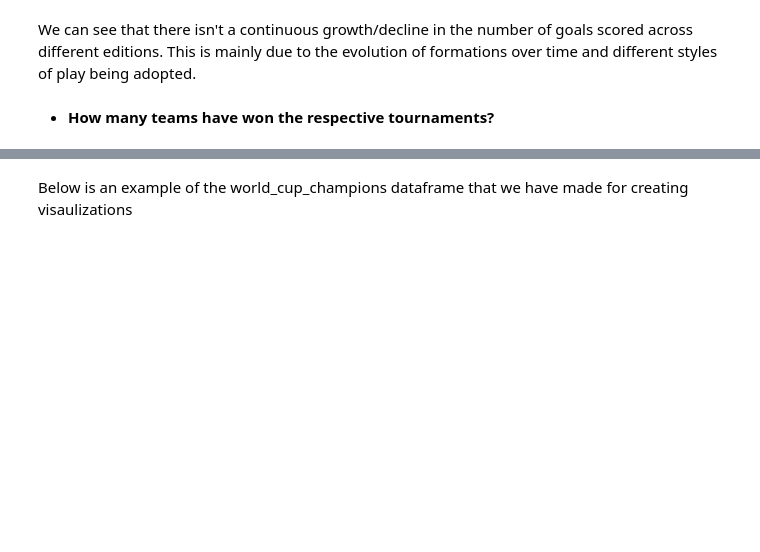
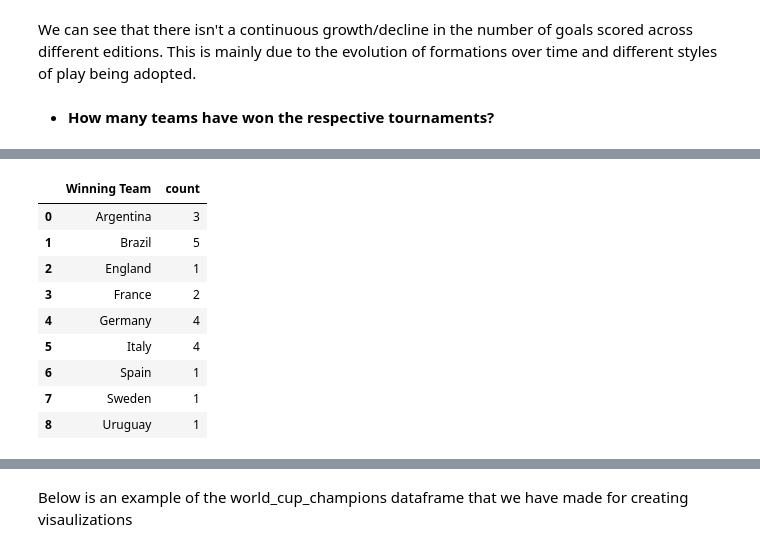
Before and after one commit to hamza-shakir/international-football-dashboard, a Jupyter notebook: visualizing-data-in-football.ipynb, the cells around one changed output, grey strips where cells are left out. Drawn from its saved outputs; the diff is of its cells as text; code cells hidden in the pictures; blank space fills up the shorter version.

Commit message:
fixed bug in renaming columns for the tournament champions df

```diff
--- a/visualizing-data-in-football.ipynb
+++ b/visualizing-data-in-football.ipynb
@@ -367,3 +367,8 @@ euros_final = euros_groupby.last()
 
 indexNames = copa_america_final[copa_america_final['Winning Team'] == 'Draw'].index
 copa_america_final.drop(indexNames, inplace = True)
+# %%
+world_cup_champions = pd.DataFrame(world_cup_final['Winning Team'].value_counts().sort_index())
+copa_america_champions = pd.DataFrame(copa_america_final['Winning Team'].value_counts().sort_index())
+afcon_champions = pd.DataFrame(afcon_final['Winning Team'].value_counts().sort_index())
+euros_champions = pd.DataFrame(euros_final['Winning Team'].value_counts().sort_index())
@@ -369,0 +389,18 @@ copa_america_final.drop(indexNames, inplace = True)
+# %%
+world_cup_champions.reset_index(drop=False, inplace=True)
+copa_america_champions.reset_index(drop=False, inplace=True)
+afcon_champions.reset_index(drop=False, inplace=True)
+euros_champions.reset_index(drop=False, inplace=True)
+# %%
+world_cup_champions
+# %% [output]
+|  | Winning Team | count |
+| 0 | Argentina | 3 |
+| 1 | Brazil | 5 |
+| 2 | England | 1 |
+| 3 | France | 2 |
+| 4 | Germany | 4 |
+| 5 | Italy | 4 |
+| 6 | Spain | 1 |
+| 7 | Sweden | 1 |
+| 8 | Uruguay | 1 |
```
Also changed, not shown: parts of 5 cells of this notebook.
